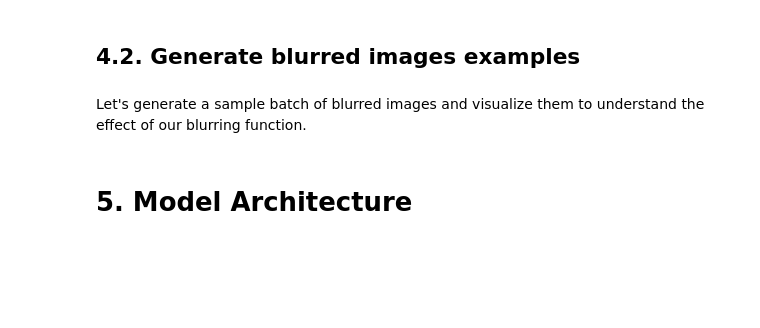
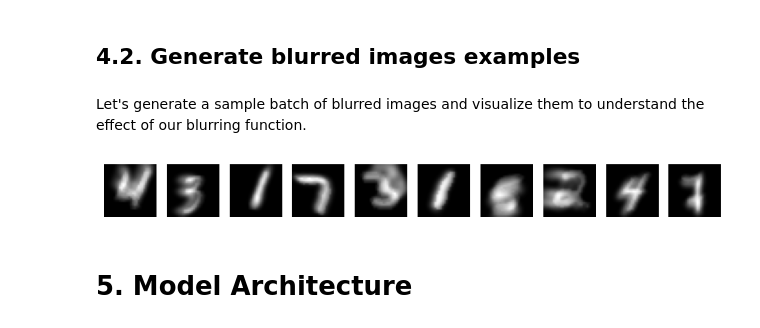
Before and after one commit to Luisbp27/unibo, a Jupyter notebook: ML/Final Project/final_project.ipynb, the cells around one changed output. Drawn from its saved outputs; the diff is of its cells as text; code cells hidden in the pictures; blank space fills up the shorter version.

```diff
--- a/ML/Final Project/final_project.ipynb
+++ b/ML/Final Project/final_project.ipynb
@@ -52,7 +57,7 @@ from tensorflow.keras.layers import Input, Conv2D, MaxPooling2D, UpSampling2D
 # %% [markdown]
 Here, we can set some global configuration parameters that will be used in the notebook. This could include settings related to image processing, model training, etc.
 # %%
-batch_size = 32  # You can adjust this as per your computational resources
+batch_size = 10  # Number of samples in each batch
 image_size = (28, 28)  # Size of the images in the MNIST dataset
 # %% [markdown]
 # 3. Data Loading and Preprocessing
@@ -82,8 +87,8 @@ x_train = x_train.astype('float32') / 255.
 x_test = x_test.astype('float32') / 255.
 
 # Reshape the data to include the channel dimension
-x_train = np.expand_dims(x_train, axis=-1)
-x_test = np.expand_dims(x_test, axis=-1)
+#x_train = np.expand_dims(x_train, axis=-1)
+#x_test = np.expand_dims(x_test, axis=-1)
 
 # Display the new shape of the datasets
 print("Reshaped training set:", x_train.shape)
@@ -133,6 +138,20 @@ def generator(dataset,batchsize,moves=10):
 ## 4.2. Generate blurred images examples
 # %% [markdown]
 Let's generate a sample batch of blurred images and visualize them to understand the effect of our blurring function.
+# %%
+
+# This change affects how TensorFlow's NumPy API (tf.experimental.numpy) operates,
+# making it more compatible with standard NumPy, particularly in terms of
+# handling shapes and array operations.
+tf.experimental.numpy.experimental_enable_numpy_behavior()
+
+# Generate a sample batch of blurred images
+sample_blurred, sample_original = next(generator(x_train, batch_size))
+
+# Visualize the blurred images
+display_images(sample_blurred)
+# %% [output]
+[figure, added]
 # %% [markdown]
 # 5. Model Architecture
 # %% [markdown]
```
Also changed, not shown: parts of 10 cells of this notebook, 1 other file.
